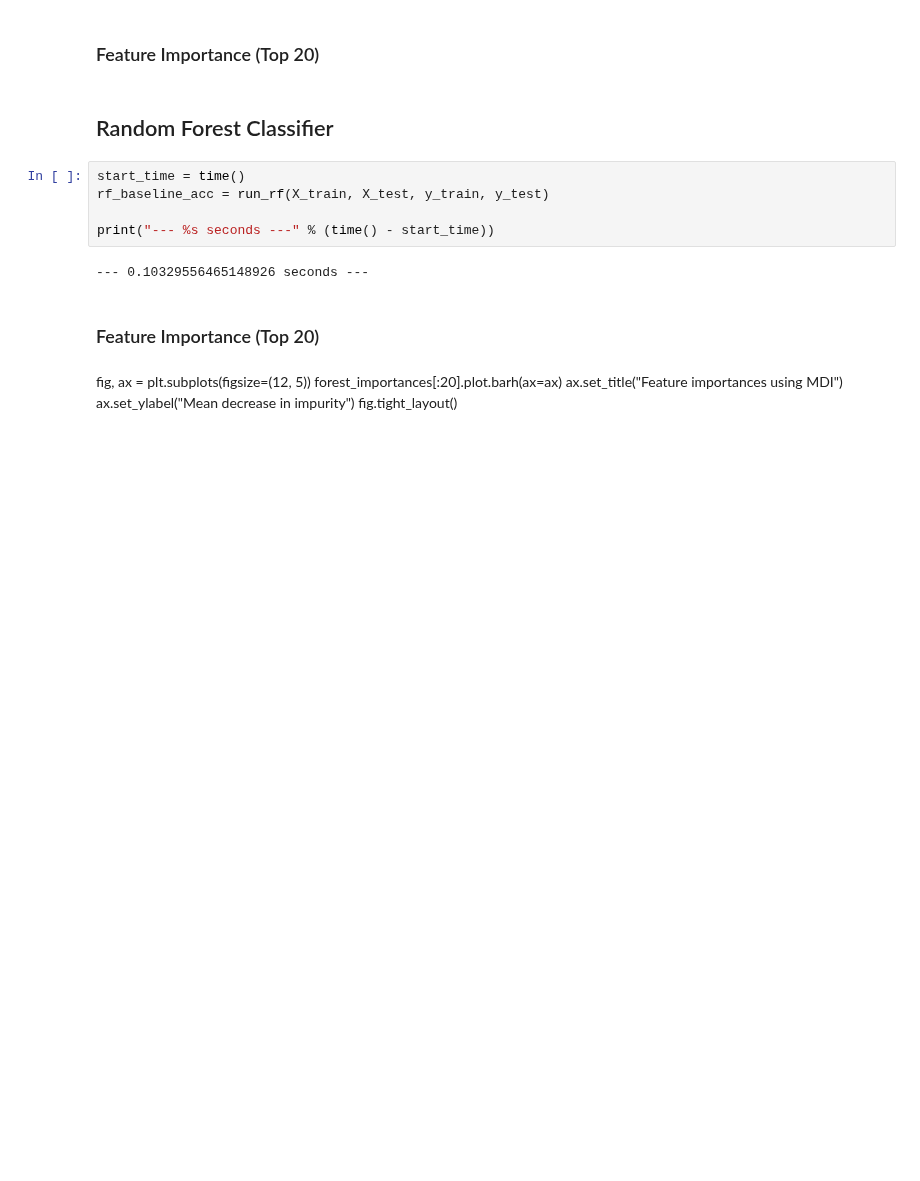
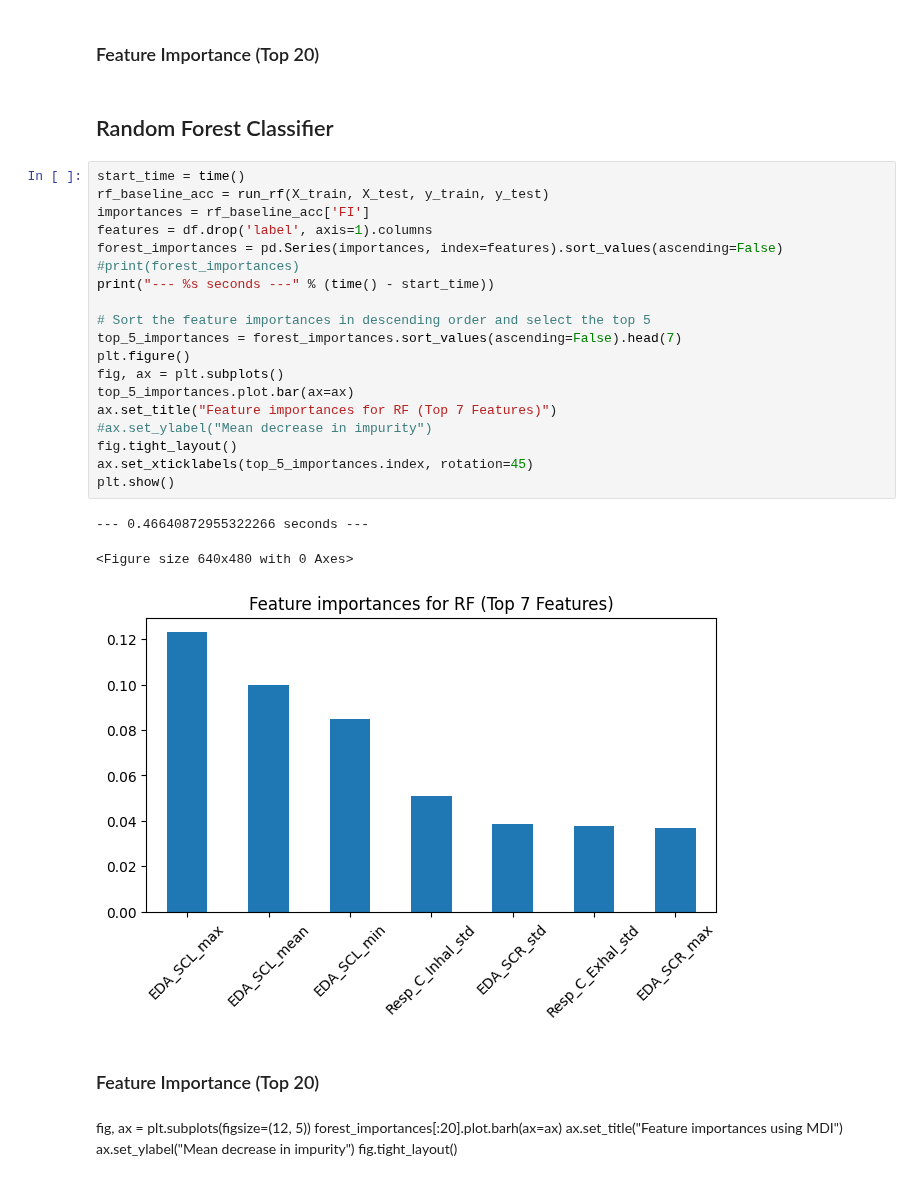
Before and after one commit to AbdulAlkurdi/anxietyFB, a Jupyter notebook: Study2.ipynb, the cells around one changed output. Saved outputs shown, nothing was run; the diff lists cells and outputs as text; blank space fills up the shorter version.

```diff
--- a/Study2.ipynb
+++ b/Study2.ipynb
@@ -278,13 +296,29 @@ print("--- %s seconds ---" % (time() - start_time))
 ### Feature Importance (Top 20)
 # %% [markdown]
 ## Random Forest Classifier
-# %%
-start_time = time()
-rf_baseline_acc = run_rf(X_train, X_test, y_train, y_test)
-
-print("--- %s seconds ---" % (time() - start_time))
-# %% [output]
---- 0.10329556465148926 seconds ---
+# %%
+start_time = time()
+rf_baseline_acc = run_rf(X_train, X_test, y_train, y_test)
+importances = rf_baseline_acc['FI']
+features = df.drop('label', axis=1).columns
+forest_importances = pd.Series(importances, index=features).sort_values(ascending=False)
+#print(forest_importances)
+print("--- %s seconds ---" % (time() - start_time))
+
+# Sort the feature importances in descending order and select the top 5
+top_5_importances = forest_importances.sort_values(ascending=False).head(7)
+plt.figure()
+fig, ax = plt.subplots()
+top_5_importances.plot.bar(ax=ax)
+ax.set_title("Feature importances for RF (Top 7 Features)")
+#ax.set_ylabel("Mean decrease in impurity")
+fig.tight_layout()
+ax.set_xticklabels(top_5_importances.index, rotation=45)
+plt.show()
+# %% [output]
+--- 0.46640872955322266 seconds ---
+<Figure size 640x480 with 0 Axes>
+[figure, added]
 # %% [markdown]
 ### Feature Importance (Top 20)
 # %% [markdown]
```
Also changed, not shown: parts of 41 cells of this notebook, 7 other files.
